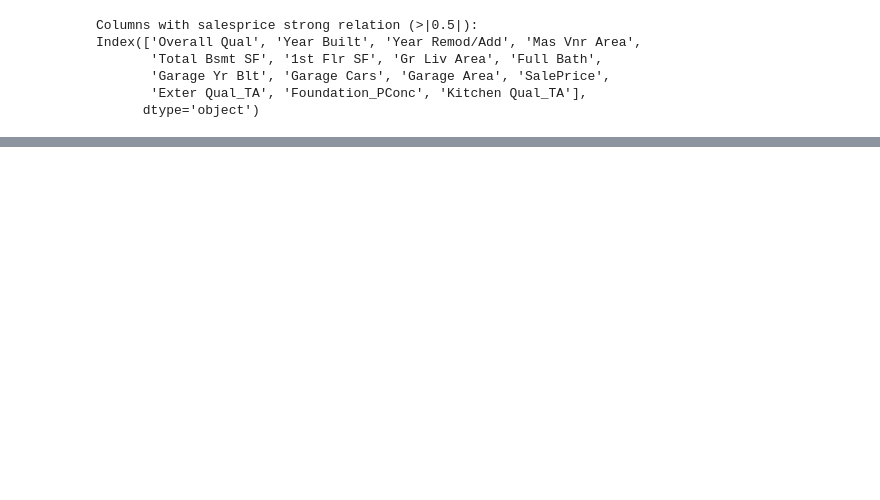
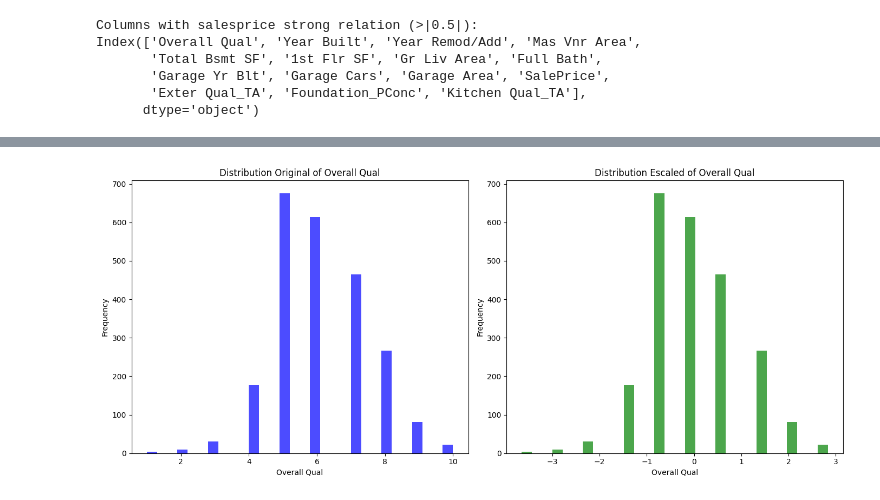
Before and after one commit to alejandroamp/Property-Value-Prediction, a Jupyter notebook: notebooks/data_preparation.ipynb, the cells around one changed output, grey strips where cells are left out. Cells and saved outputs as stored; diff of their text form; code cells hidden in the pictures; blank space fills up the shorter version.

Commit message:
Fixing NaN issues and Saving images on folder

```diff
--- a/notebooks/data_preparation.ipynb
+++ b/notebooks/data_preparation.ipynb
@@ -7,3 +9,6 @@ import numpy as np
+# %%
+# Images folder
+output_dir = '../images'
 # %%
 # Dataset read
 data = pd.read_csv('../data/AmesHousing.csv')
@@ -55,3 +78,9 @@ np.save('X_train_scaled.npy', X_train_scaled)
 np.save('X_test_scaled.npy', X_test_scaled)
 np.save('y_train.npy', y_train)
 np.save('y_test.npy', y_test)
+# %%
+X_train_scaled_df = pd.DataFrame(X_train_scaled, columns=features)
+X_test_scaled_df = pd.DataFrame(X_test_scaled, columns=features)
+
+print(X_train_scaled_df.head())
+print(X_test_scaled_df.head())
@@ -57,0 +105,22 @@ np.save('y_test.npy', y_test)
+# %%
+# Comparare original and  scaled
+feature = features[0]
+
+plt.figure(figsize=(14, 6))
+
+plt.subplot(1, 2, 1)
+plt.hist(X_train[feature], bins=30, alpha=0.7, color='blue')
+plt.title(f'Distribution Original of {feature}')
+plt.xlabel(feature)
+plt.ylabel('Frequency')
+
+plt.subplot(1, 2, 2)
+plt.hist(X_train_scaled_df[feature], bins=30, alpha=0.7, color='green')
+plt.title(f'Distribution Escaled of {feature}')
+plt.xlabel(feature)
+plt.ylabel('Frequency')
+plt.savefig(os.path.join(output_dir, 'original_vs_scaled.png'))
+plt.tight_layout()
+plt.show()
+# %% [output]
+[figure, added]
```
Also changed, not shown: parts of 4 cells of this notebook, 8 other files.
